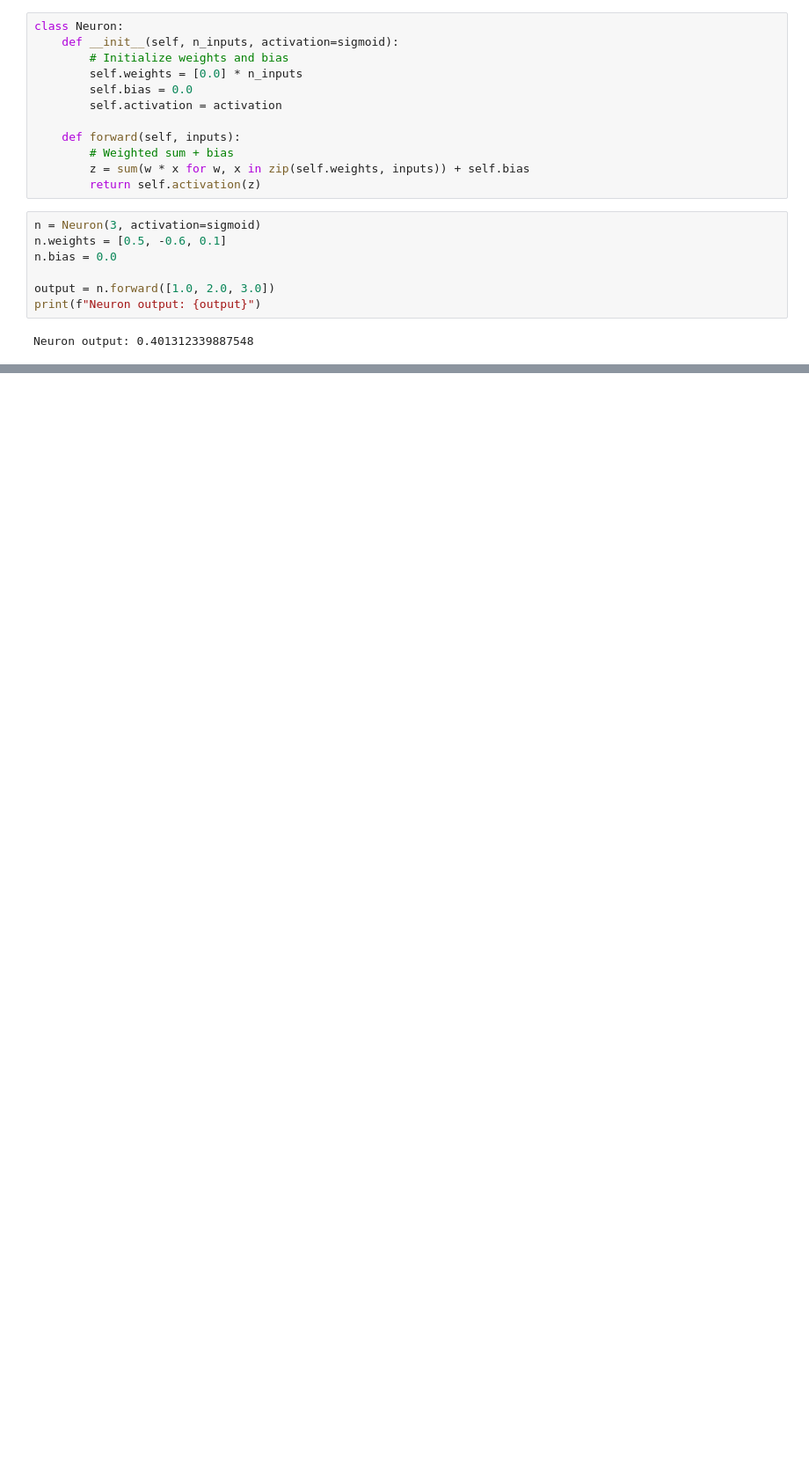
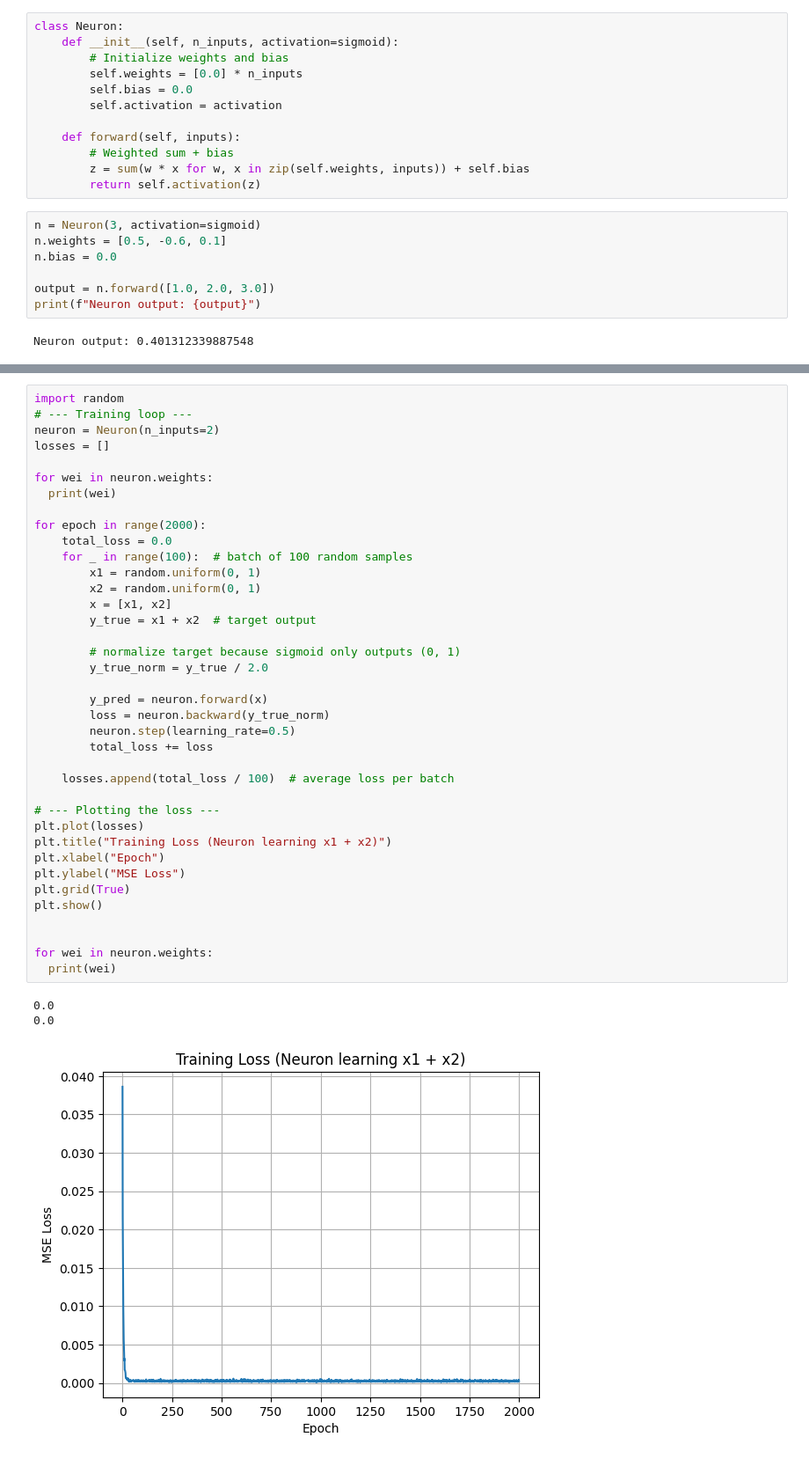
Before and after one commit to G0nkly/pytorch_sandbox, a Jupyter notebook: primer/NN/PyTorch_NN_Basics.ipynb, the cells around one changed output, grey strips where cells are left out. Shown at 88% size. Saved outputs shown, nothing was run; the diff lists cells and outputs as text; blank space fills up the shorter version.

```diff
--- a/primer/NN/PyTorch_NN_Basics.ipynb
+++ b/primer/NN/PyTorch_NN_Basics.ipynb
@@ -36,0 +209,42 @@ Neuron output: 0.401312339887548
+# %%
+import random
+# --- Training loop ---
+neuron = Neuron(n_inputs=2)
+losses = []
+
+for wei in neuron.weights:
+  print(wei)
+
+for epoch in range(2000):
+    total_loss = 0.0
+    for _ in range(100):  # batch of 100 random samples
+        x1 = random.uniform(0, 1)
+        x2 = random.uniform(0, 1)
+        x = [x1, x2]
+        y_true = x1 + x2  # target output
+
+        # normalize target because sigmoid only outputs (0, 1)
+        y_true_norm = y_true / 2.0
+
+        y_pred = neuron.forward(x)
+        loss = neuron.backward(y_true_norm)
+        neuron.step(learning_rate=0.5)
+        total_loss += loss
+
+    losses.append(total_loss / 100)  # average loss per batch
+
+# --- Plotting the loss ---
+plt.plot(losses)
+plt.title("Training Loss (Neuron learning x1 + x2)")
+plt.xlabel("Epoch")
+plt.ylabel("MSE Loss")
+plt.grid(True)
+plt.show()
+
+
+for wei in neuron.weights:
+  print(wei)
+# %% [output]
+0.0
+0.0
+[figure, added]
```
Also changed, not shown: parts of 17 cells of this notebook.
